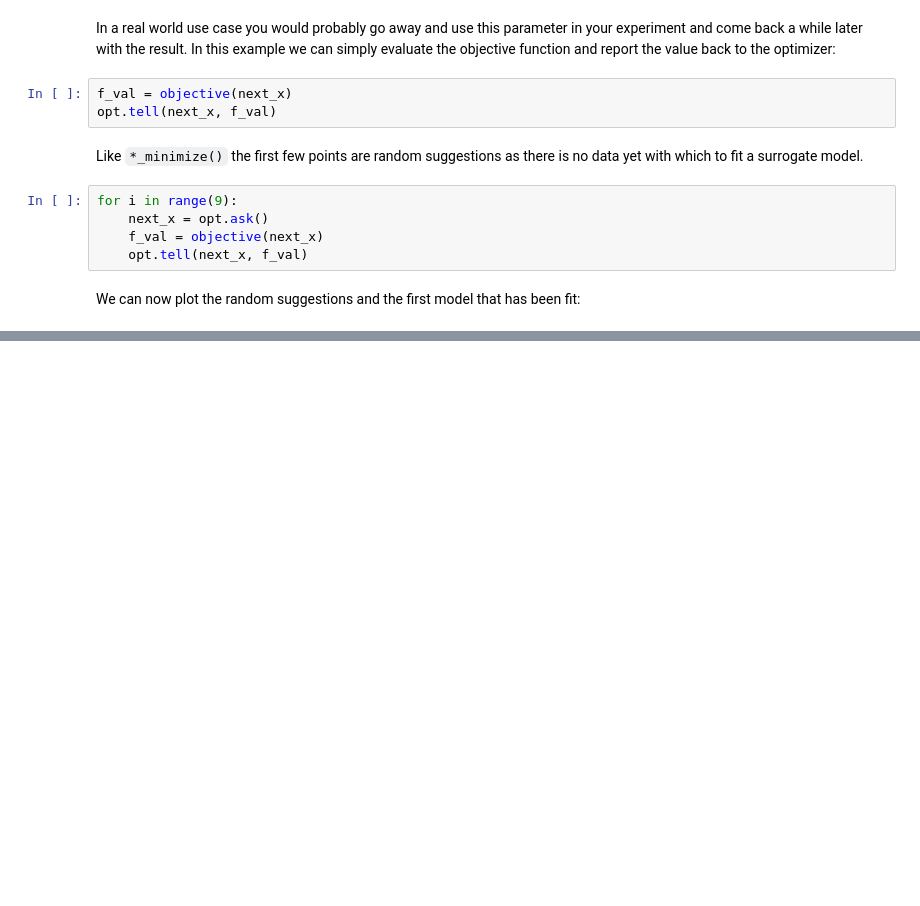
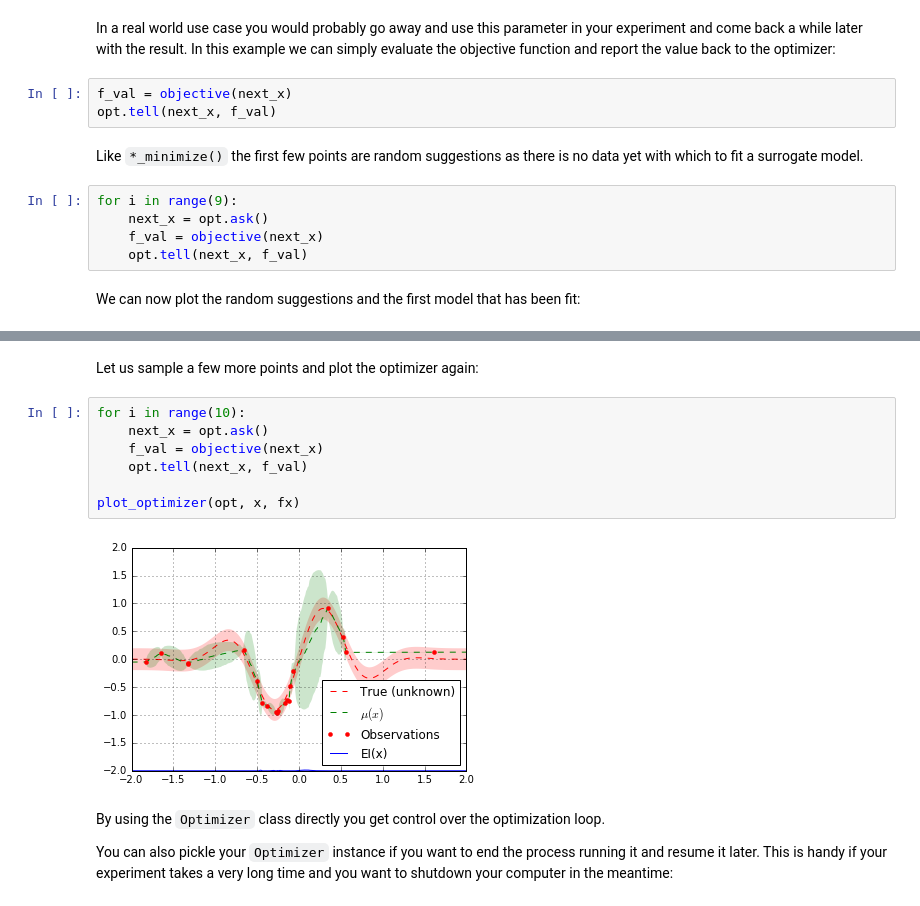
Before and after one commit to scikit-optimize/scikit-optimize, a Jupyter notebook: examples/ask-and-tell.ipynb, the cells around one changed output, grey strips where cells are left out. Saved outputs shown, nothing was run; the diff lists cells and outputs as text; blank space fills up the shorter version.

```diff
--- a/examples/ask-and-tell.ipynb
+++ b/examples/ask-and-tell.ipynb
@@ -123,0 +135,17 @@ plt.grid()
+# %% [markdown]
+Let us sample a few more points and plot the optimizer again:
+# %%
+for i in range(10):
+    next_x = opt.ask()
+    f_val = objective(next_x)
+    opt.tell(next_x, f_val)
+
+plot_optimizer(opt, x, fx)
+# %% [output]
+[figure, added]
+# %% [markdown]
+By using the `Optimizer` class directly you get control over the optimization loop.
+
+You can also pickle your `Optimizer` instance if you want to end the process running it
+and resume it later. This is handy if your experiment takes a very long time and you
+want to shutdown your computer in the meantime:
```
Also changed, not shown: parts of 5 cells of this notebook.
